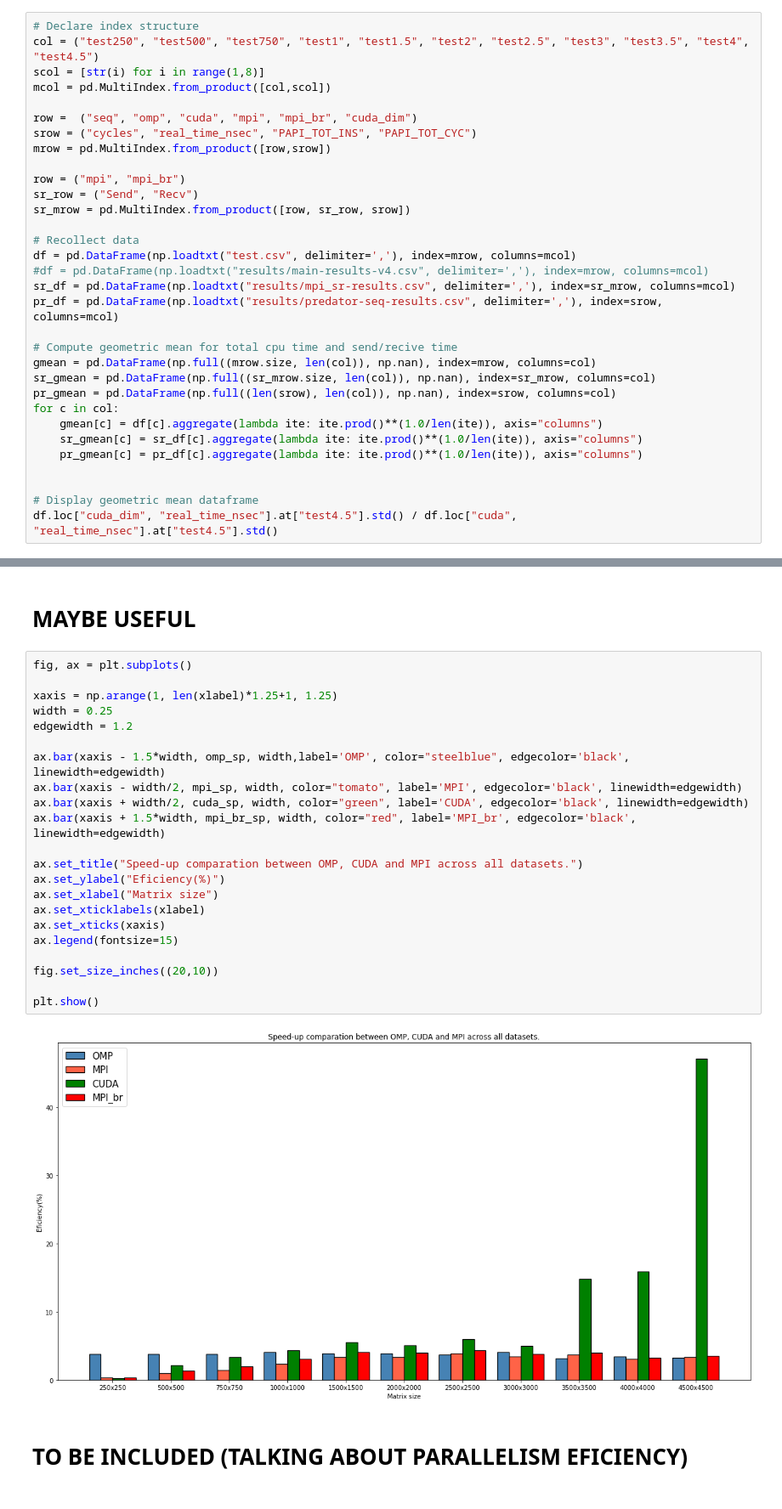
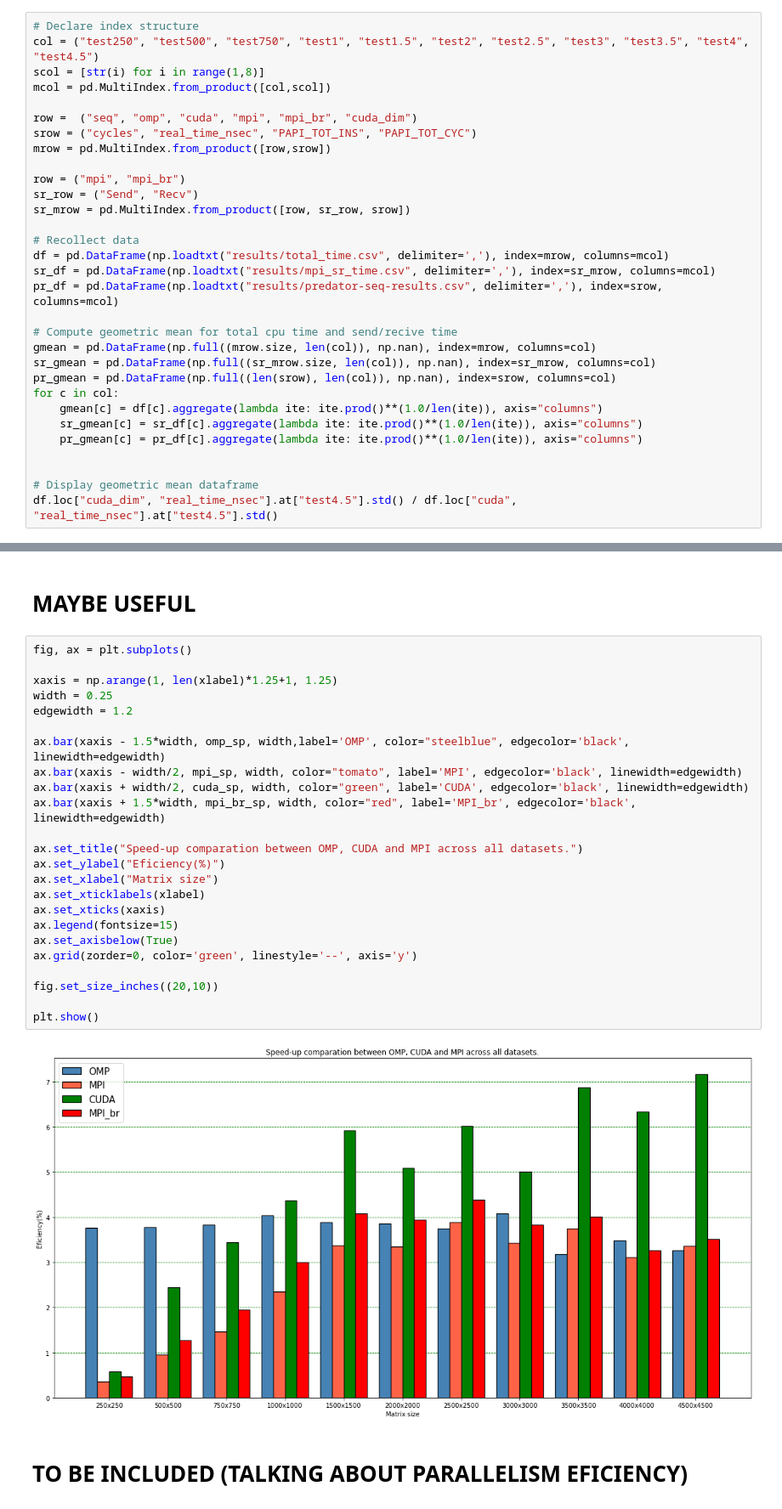
Before and after one commit to RubisRage/Parallel-matrix-multiplication, a Jupyter notebook: performance-analysis.ipynb, the cells around one changed output, grey strips where cells are left out. Shown at 85% size. Drawn from its saved outputs; the diff is of its cells as text.

Commit message:
Refactored MPI_be implementation. Computed final results

```diff
--- a/performance-analysis.ipynb
+++ b/performance-analysis.ipynb
@@ -21,9 +21,8 @@ sr_row = ("Send", "Recv")
 sr_mrow = pd.MultiIndex.from_product([row, sr_row, srow])
 
 # Recollect data
-df = pd.DataFrame(np.loadtxt("test.csv", delimiter=','), index=mrow, columns=mcol)
-#df = pd.DataFrame(np.loadtxt("results/main-results-v4.csv", delimiter=','), index=mrow, columns=mcol)
-sr_df = pd.DataFrame(np.loadtxt("results/mpi_sr-results.csv", delimiter=','), index=sr_mrow, columns=mcol)
+df = pd.DataFrame(np.loadtxt("results/total_time.csv", delimiter=','), index=mrow, columns=mcol)
+sr_df = pd.DataFrame(np.loadtxt("results/mpi_sr_time.csv", delimiter=','), index=sr_mrow, columns=mcol)
 pr_df = pd.DataFrame(np.loadtxt("results/predator-seq-results.csv", delimiter=','), index=srow, columns=mcol)
 
 # Compute geometric mean for total cpu time and send/recive time
@@ -87,27 +82,29 @@ plt.show()
 # %%
 fig, ax = plt.subplots()
 
 xaxis = np.arange(1, len(xlabel)*1.25+1, 1.25)
 width = 0.25
 edgewidth = 1.2
 
 ax.bar(xaxis - 1.5*width, omp_sp, width,label='OMP', color="steelblue", edgecolor='black', linewidth=edgewidth)
 ax.bar(xaxis - width/2, mpi_sp, width, color="tomato", label='MPI', edgecolor='black', linewidth=edgewidth)
 ax.bar(xaxis + width/2, cuda_sp, width, color="green", label='CUDA', edgecolor='black', linewidth=edgewidth)
 ax.bar(xaxis + 1.5*width, mpi_br_sp, width, color="red", label='MPI_br', edgecolor='black', linewidth=edgewidth)
 
 ax.set_title("Speed-up comparation between OMP, CUDA and MPI across all datasets.")
 ax.set_ylabel("Eficiency(%)")
 ax.set_xlabel("Matrix size")
 ax.set_xticklabels(xlabel)
 ax.set_xticks(xaxis)
 ax.legend(fontsize=15)
+ax.set_axisbelow(True)
+ax.grid(zorder=0, color='green', linestyle='--', axis='y')
 
 fig.set_size_inches((20,10))
 
 plt.show()
 # %% [output]
-[figure, old version]
+[figure, new version]
 # %% [markdown]
 # TO BE INCLUDED (TALKING ABOUT PARALLELISM EFICIENCY)
 # %%
```
Also changed, not shown: parts of 5 cells of this notebook, 6 other files.
